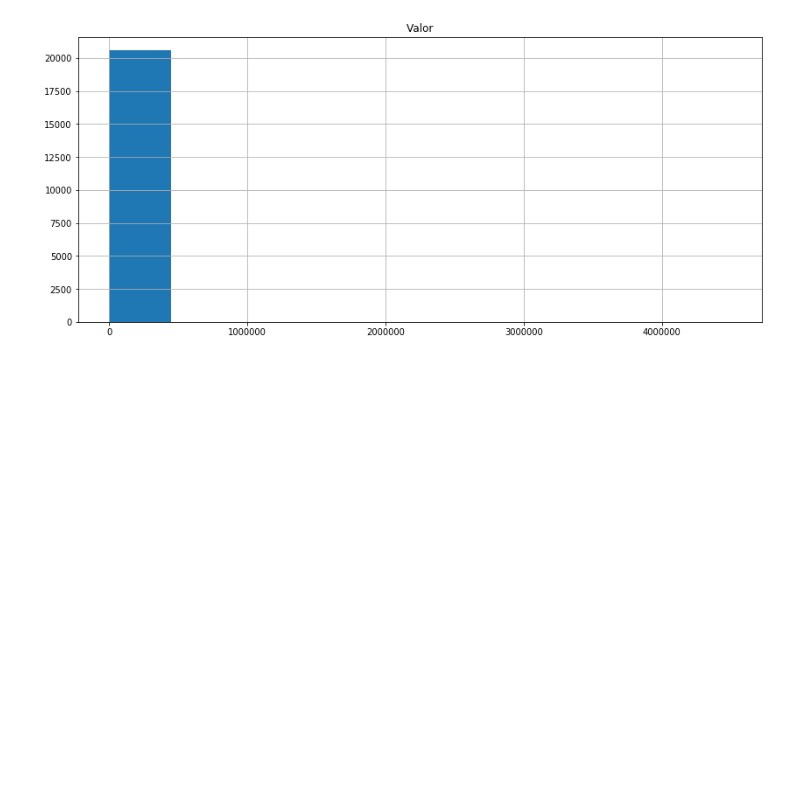
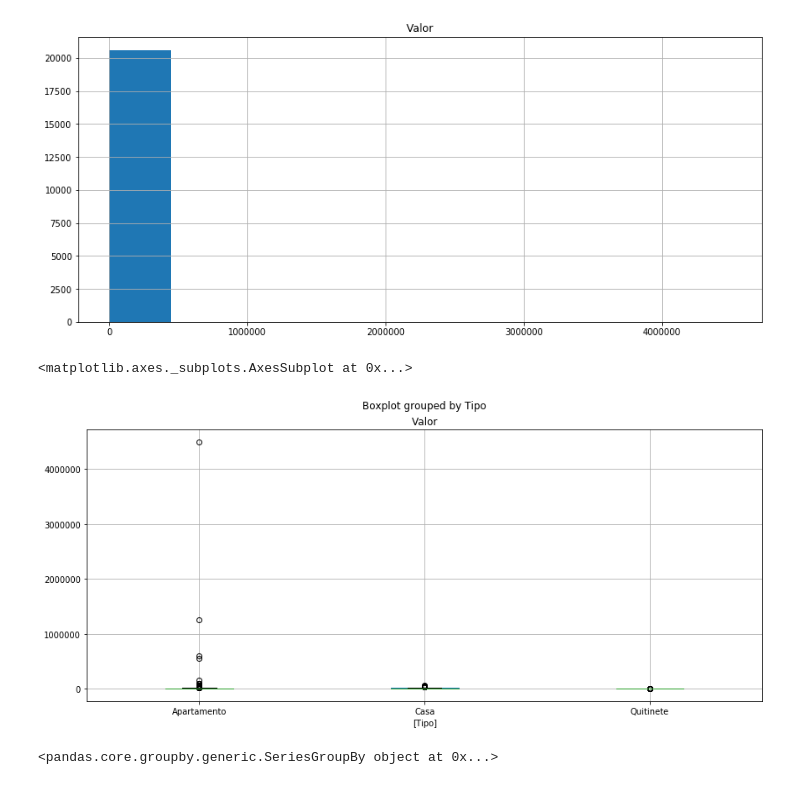
Before and after one commit to felipepereira2697/DataScience, a Jupyter notebook: Identifying and removing outliers.ipynb, the cells around one changed output. Drawn from its saved outputs; the diff is of its cells as text; code cells hidden in the pictures; blank space fills up the shorter version.

Commit message:
Cleaning all the outliers and using boxplot technique to visualize rental residences by type

```diff
--- a/Identifying and removing outliers.ipynb
+++ b/Identifying and removing outliers.ipynb
@@ -53,3 +53,13 @@ dataset.hist(['Valor'])
 array([[<matplotlib.axes._subplots.AxesSubplot object at 0x...>]],
       dtype=object)
 [figure]
+# %%
+dataset.boxplot(['Valor'],by = ['Tipo'])
+# %% [output]
+<matplotlib.axes._subplots.AxesSubplot at 0x...>
+[figure, added]
+# %%
+type_group = dataset.groupby('Tipo')['Valor']
+type_group
+# %% [output]
+<pandas.core.groupby.generic.SeriesGroupBy object at 0x...>
```
Also changed, not shown: parts of 10 cells of this notebook, 2 other files.
